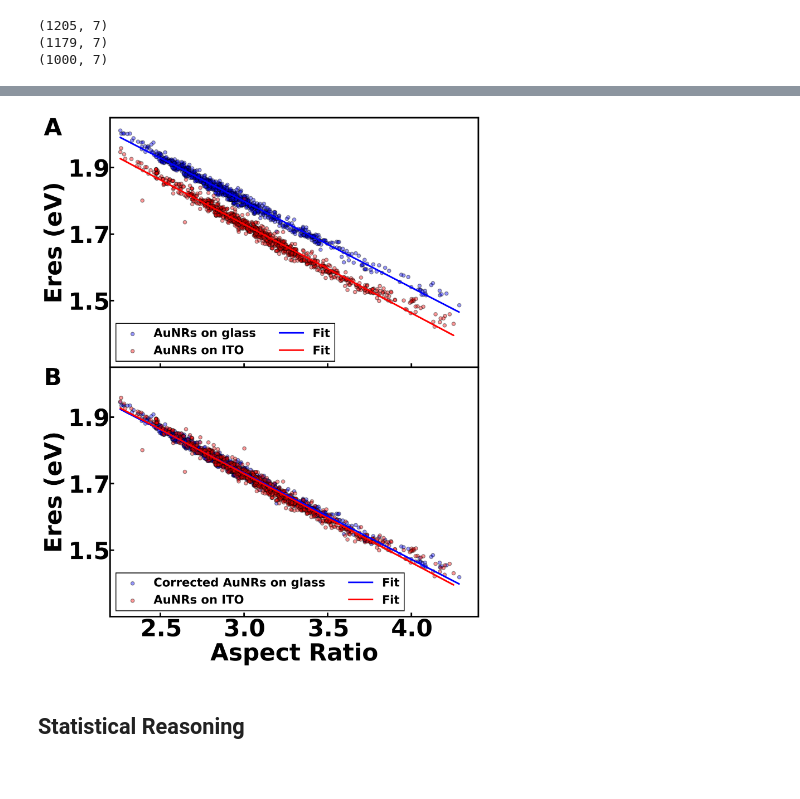
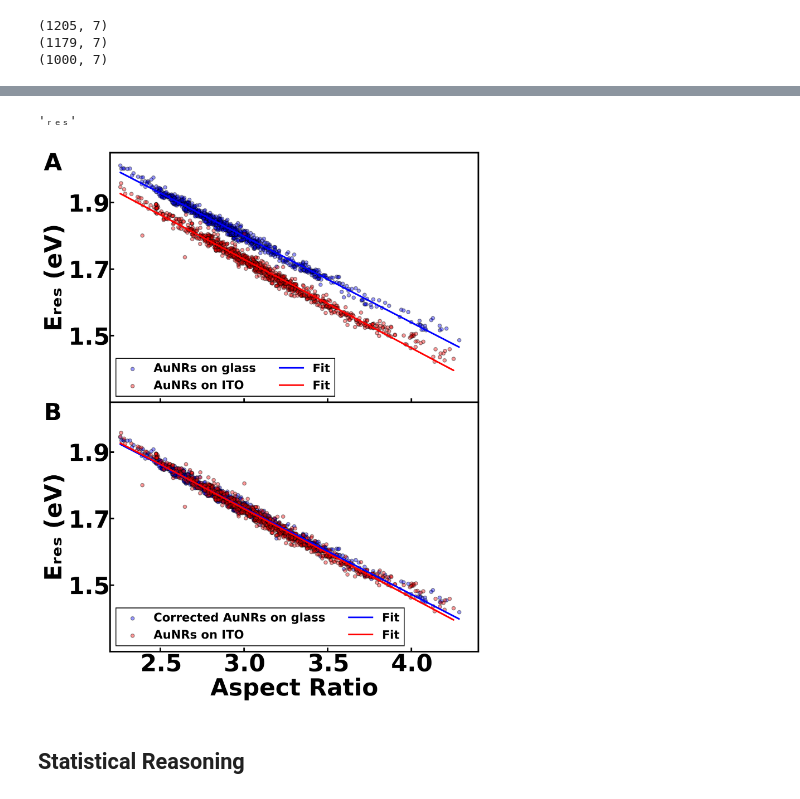
Before and after one commit to SWAN88/AuNR_DA, a Jupyter notebook: 091124_Figure2.ipynb, the cells around one changed output, grey strips where cells are left out. Saved outputs shown, nothing was run; the diff lists cells and outputs as text; code cells hidden in the pictures.

```diff
--- a/091124_Figure2.ipynb
+++ b/091124_Figure2.ipynb
@@ -111,9 +102,25 @@ def numerical_method(ito_data, glass_data, target_nsub):
 # %%
 ITO_nsub = 1.96
 ITO_Eres = numerical_method(ito_data, glass_data, target_nsub=ITO_nsub)
+# %%
+def get_sub(x):
+    normal = "ABCDEFGHIJKLMNOPQRSTUVWXYZabcdefghijklmnopqrstuvwxyz0123456789+-=()"
+    sub_s = "ₐ₈CDₑբGₕᵢⱼₖₗₘₙₒₚQᵣₛₜᵤᵥwₓᵧZₐ♭꜀ᑯₑբ₉ₕᵢⱼₖₗₘₙₒₚ૧ᵣₛₜᵤᵥwₓᵧ₂₀₁₂₃₄₅₆₇₈₉₊₋₌₍₎"
+    res = x.maketrans(''.join(normal), ''.join(sub_s))
+    return x.translate(res)
+# %%
+normal = "ABCDEFGHIJKLMNOPQRSTUVWXYZabcdefghijklmnopqrstuvwxyz0123456789+-=()"
+sub_s = "ₐ₈CDₑբGₕᵢⱼₖₗₘₙₒₚQᵣₛₜᵤᵥwₓᵧZₐ♭꜀ᑯₑբ₉ₕᵢⱼₖₗₘₙₒₚ૧ᵣₛₜᵤᵥwₓᵧ₂₀₁₂₃₄₅₆₇₈₉₊₋₌₍₎"
+
+x = 'res'
+res = x.maketrans(''.join(normal), ''.join(sub_s))
+x.translate(res)
+# %% [output]
+'ᵣₑₛ'
 # %%
 # Create a figure with two subplots, sharing the x-axis
 fig, (ax1, ax2) = plt.subplots(2, 1, sharex=True, figsize=(8, 10), gridspec_kw={'hspace': 0}, dpi=300)
+# plt.rcParams['font.family'] = 'Arial'
 
 # Perform linear regression
 model1 = LinearRegression()
@@ -128,36 +135,36 @@ ax1.scatter(glass_data['ratio'], glass_data['eres'], s=20, c='b', edgecolor='k',
 ax1.scatter(ito_data['ratio'], ito_data['eres'], s=20, c='r', edgecolor='k', alpha=0.4, label='AuNRs on ITO')
 ax1.plot(glass_data['ratio'], slope1 * glass_data['ratio'] + intercept1, c='b', lw=2, label='Fit')
 ax1.plot(ito_data['ratio'], slope2 * ito_data['ratio'] + intercept2, c='r', lw=2, label='Fit')
-ax1.set_ylabel('Eres (eV)', fontsize=30)
+ax1.set_ylabel('E{} (eV)'.format(get_sub('res')), fontsize=30)
 ax1.set_yticks([1.5, 1.7, 1.9])
 ax1.set_xlim(2.2, 4.4)
 ax1.set_ylim(1.3, 2.05)
 ax1.tick_params(axis='y', labelsize=30, pad=2)
 ax1.legend(loc='lower left', fontsize=15, ncols=2)
 ax1.text(-0.18, 1, 'A', ha='left', va='top', transform=ax1.transAxes, fontsize=30)
 
 # Perform linear regression
 model3 = LinearRegression()
 model3.fit(glass_data['ratio'].values.reshape(-1, 1), ITO_Eres)
 slope3, intercept3 = model3.coef_[0], model3.intercept_
 
 ax2.scatter(glass_data['ratio'], ITO_Eres, s=20, c='b', edgecolor='k', alpha=0.4, label='Corrected AuNRs on glass')
 ax2.scatter(ito_data['ratio'], ito_data['eres'], s=20, c='r', edgecolor='k', alpha=0.4, label='AuNRs on ITO')
 ax2.plot(glass_data['ratio'], slope3 * glass_data['ratio'] + intercept3, c='b', lw=2, label='Fit')
 ax2.plot(ito_data['ratio'], slope2 * ito_data['ratio'] + intercept2, c='r', lw=2, label='Fit')
 ax2.set_xlabel('Aspect Ratio', fontsize=30)
-ax2.set_ylabel('Eres (eV)', fontsize=30)
+ax2.set_ylabel('E{} (eV)'.format(get_sub('res')), fontsize=30)
 ax2.set_xticks([2.5, 3.0, 3.5, 4.0])
 ax2.set_yticks([1.5, 1.7, 1.9])
 ax2.set_xlim(2.2, 4.4)
 ax2.set_ylim(1.3, 2.05)
 ax2.tick_params(axis='both', labelsize=30, pad=2)
 ax2.legend(loc='lower left', fontsize=15, ncols=2)
 ax2.text(-0.18, 1, 'B', ha='left', va='top', transform=ax2.transAxes, fontsize=30)
 
 plt.subplots_adjust(hspace=0)
 # %% [output]
-[figure, old version]
+[figure, new version]
 # %% [markdown]
 ## Statistical Reasoning
 # %%
```
Also changed, not shown: parts of 1 cell of this notebook, 5 other files.
